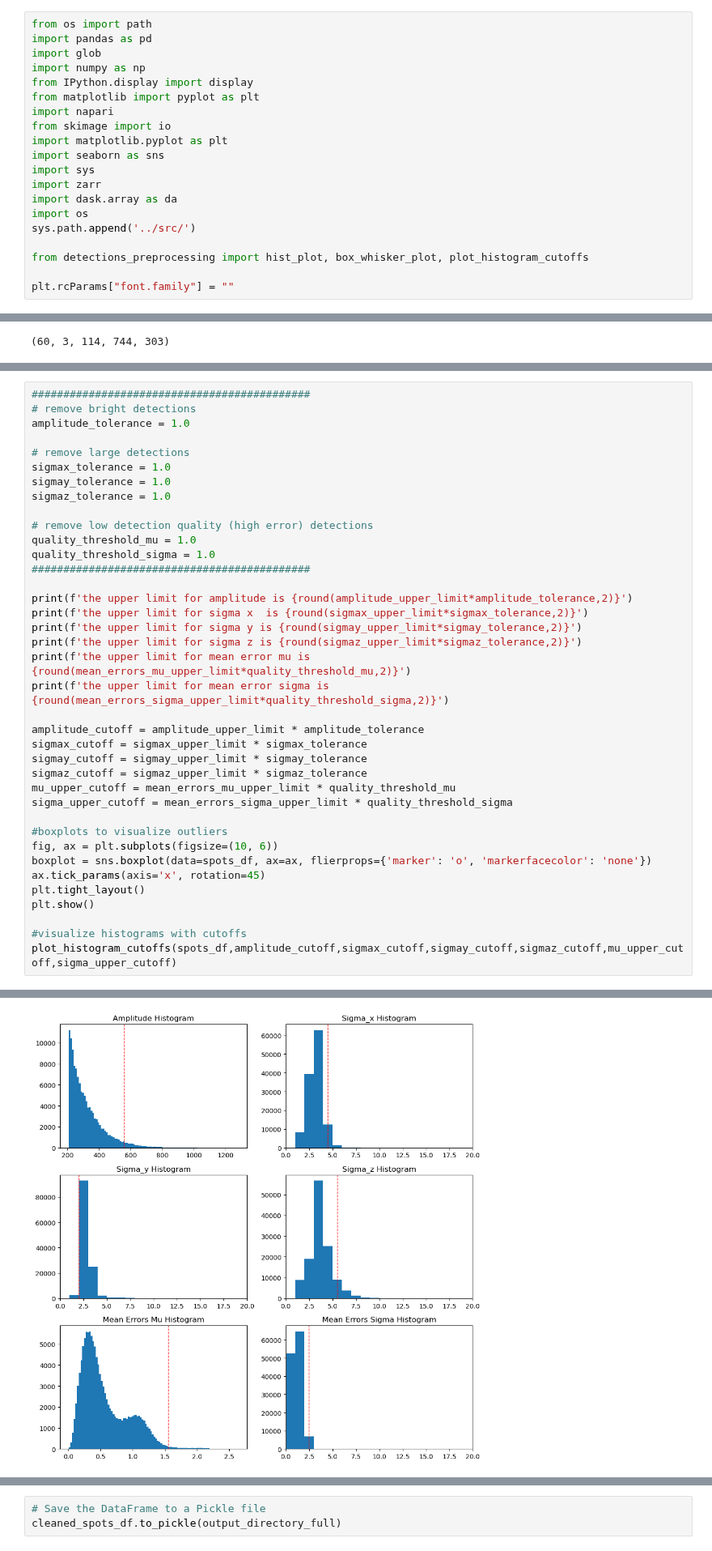
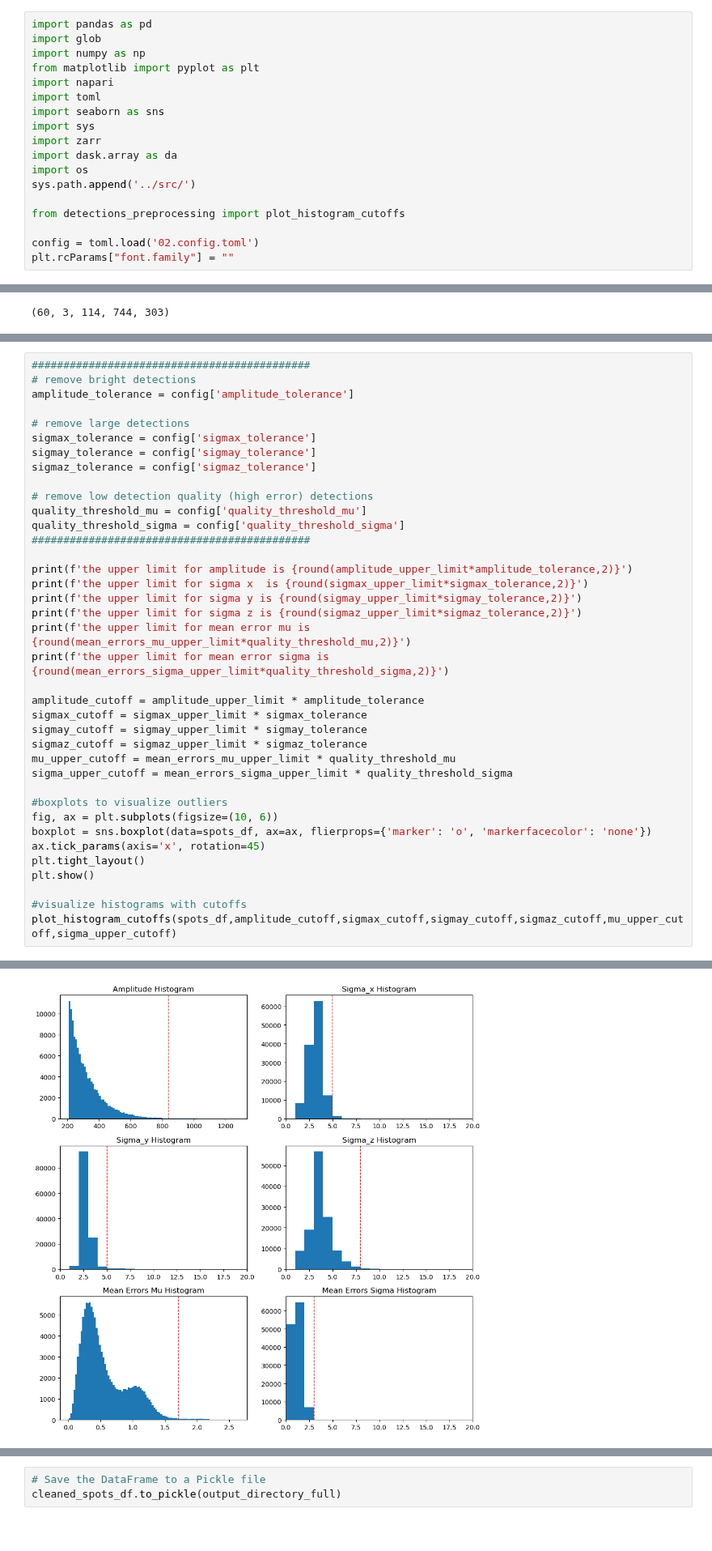
Before and after one commit to MatsulabUW/LLSM-CME-ANALYSIS, a Jupyter notebook: Final/Jupyter_Notebooks/02.Filtering_Spots.ipynb, the cells around one changed output, grey strips where cells are left out. Shown at 81% size. Drawn from its saved outputs; the diff is of its cells as text.

```diff
--- a/Final/Jupyter_Notebooks/02.Filtering_Spots.ipynb
+++ b/Final/Jupyter_Notebooks/02.Filtering_Spots.ipynb
@@ -3,15 +3,12 @@
 
 See the text below and the word doc for more information about the filtering parameters
 # %%
-from os import path
 import pandas as pd
 import glob
 import numpy as np
-from IPython.display import display
 from matplotlib import pyplot as plt
 import napari
-from skimage import io
-import matplotlib.pyplot as plt
+import toml
 import seaborn as sns
 import sys
 import zarr
@@ -19,8 +16,9 @@ import dask.array as da
 import os
 sys.path.append('../src/')
 
-from detections_preprocessing import hist_plot, box_whisker_plot, plot_histogram_cutoffs
+from detections_preprocessing import plot_histogram_cutoffs
 
+config = toml.load('02.config.toml')
 plt.rcParams["font.family"] = ""
 # %% [markdown]
 ### Do not change the code in the cell below
@@ -111,16 +109,16 @@ It's better to err toward including more spots at this stage and filter out trac
 # %%
 ############################################
 # remove bright detections
-amplitude_tolerance = 1.0
+amplitude_tolerance = config['amplitude_tolerance']
 
 # remove large detections
-sigmax_tolerance = 1.0
-sigmay_tolerance = 1.0
-sigmaz_tolerance = 1.0
+sigmax_tolerance = config['sigmax_tolerance']
+sigmay_tolerance = config['sigmay_tolerance']
+sigmaz_tolerance = config['sigmaz_tolerance']
 
 # remove low detection quality (high error) detections
-quality_threshold_mu = 1.0
-quality_threshold_sigma = 1.0
+quality_threshold_mu = config['quality_threshold_mu']
+quality_threshold_sigma = config['quality_threshold_sigma']
 ############################################
 
 print(f'the upper limit for amplitude is {round(amplitude_upper_limit*amplitude_tolerance,2)}')
@@ -156,5 +154,5 @@ the upper limit for mean error sigma is 2.47
 [figure]
-[figure, old version]
+[figure, new version]
 # %%
 # Condition setting
 
```
Also changed, not shown: parts of 4 cells of this notebook.
